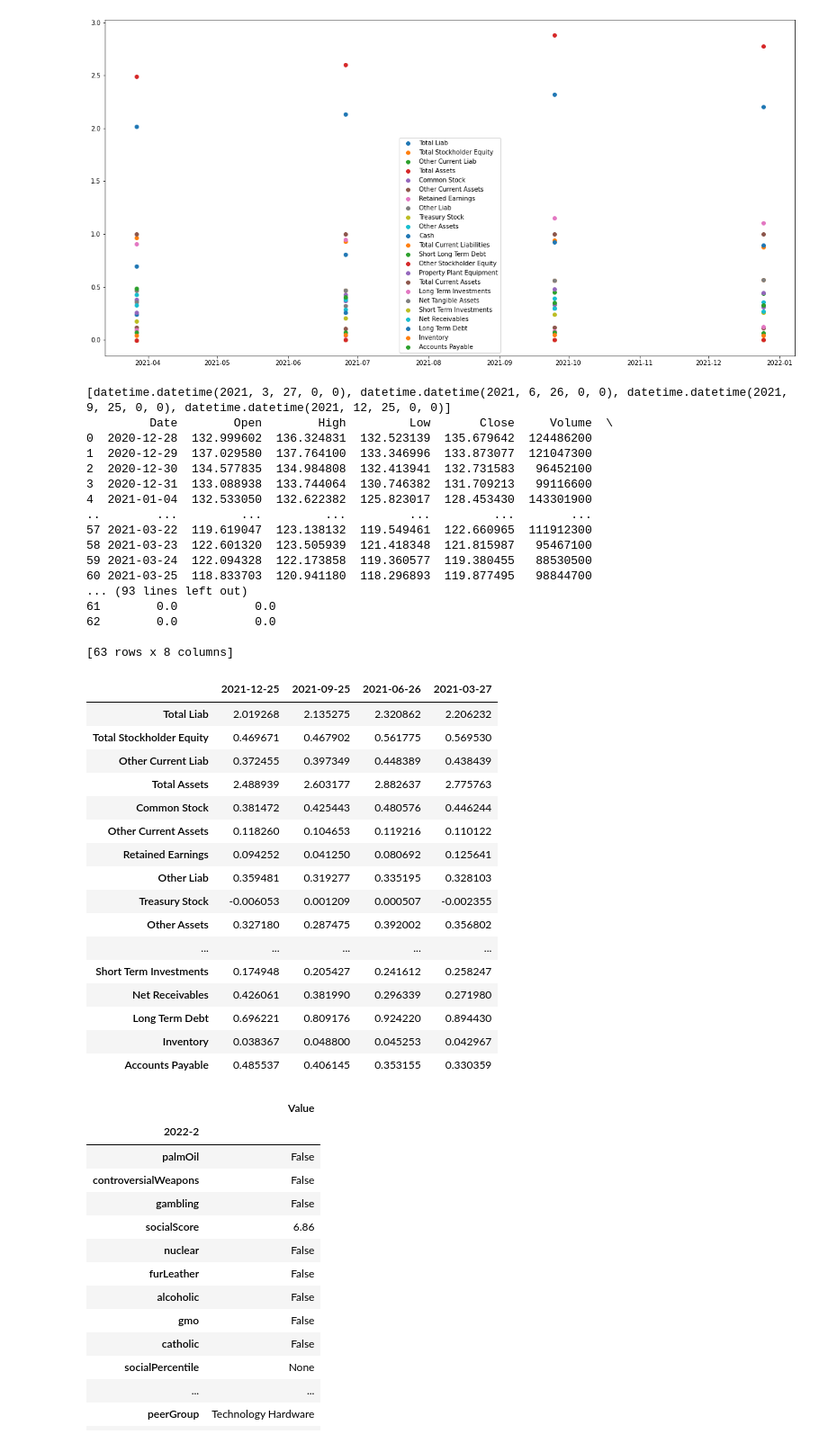
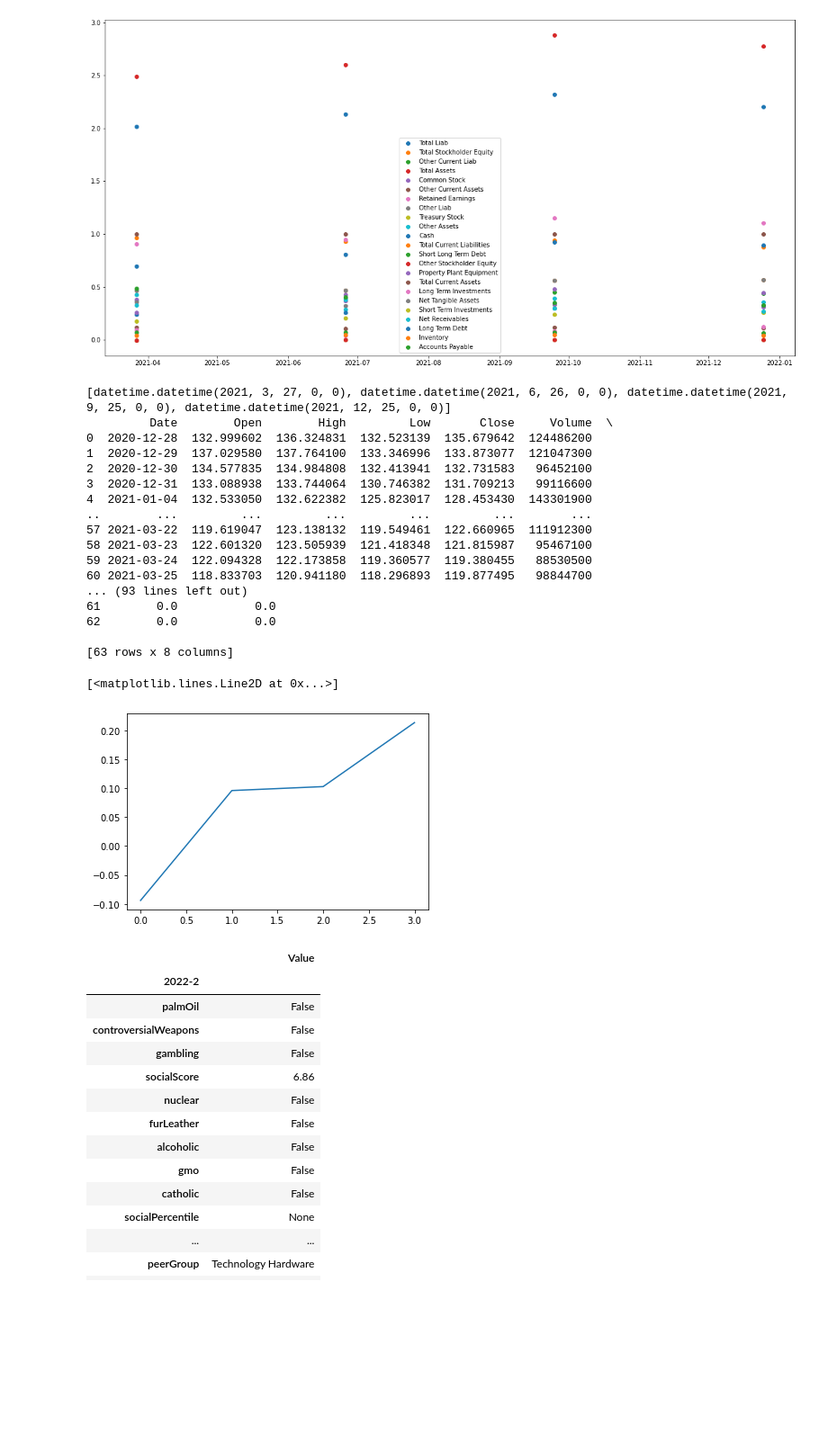
Before and after one commit to thekioskman/factor_models, a Jupyter notebook: yfiniance_data.ipynb, the cells around one changed output. Shown: that part at 90% size. Cells and saved outputs as stored; diff of their text form; code cells hidden in the pictures; blank space fills up the shorter version.

Commit message:
fundemental factor model

```diff
--- a/yfiniance_data.ipynb
+++ b/yfiniance_data.ipynb
@@ -114,53 +98,35 @@ import dateutil.relativedelta
 print(times)
 apple_stock_history = pd.read_csv("apple_stock_data.csv")
 apple_stock_history["Date"] = pd.to_datetime(apple_stock_history["Date"])
 quarterly_returns = []
 
 for i in range(len(times)):
     quaterly_data = pd.DataFrame()
     quaterly_data = apple_stock_history[(apple_stock_history["Date"] < times[i] )& (apple_stock_history["Date"] > times[i] - dateutil.relativedelta.relativedelta(months=3))].reset_index(drop=True)
     print(quaterly_data)
     #calculate the net return in each quater
     total_ret = (quaterly_data.loc[len(quaterly_data)-1]["Close"] - quaterly_data.loc[0]["Open"])/quaterly_data.loc[0]["Open"]
     quarterly_returns.append(total_ret)
-
-apple_fundementals.append({"Quarterly Returns" : quarterly_returns} , ignore_index=True)
-apple_fundementals
 # %% [output]
 [datetime.datetime(2021, 3, 27, 0, 0), datetime.datetime(2021, 6, 26, 0, 0), datetime.datetime(2021, 9, 25, 0, 0), datetime.datetime(2021, 12, 25, 0, 0)]
          Date        Open        High         Low       Close     Volume  \
 0  2020-12-28  132.999602  136.324831  132.523139  135.679642  124486200
 1  2020-12-29  137.029580  137.764100  133.346996  133.873077  121047300
 2  2020-12-30  134.577835  134.984808  132.413941  132.731583   96452100
 3  2020-12-31  133.088938  133.744064  130.746382  131.709213   99116600
 4  2021-01-04  132.533050  132.622382  125.823017  128.453430  143301900
 ..        ...         ...         ...         ...         ...        ...
 57 2021-03-22  119.619047  123.138132  119.549461  122.660965  111912300
 58 2021-03-23  122.601320  123.505939  121.418348  121.815987   95467100
 59 2021-03-24  122.094328  122.173858  119.360577  119.380455   88530500
 60 2021-03-25  118.833703  120.941180  118.296893  119.877495   98844700
 ... (93 lines left out)
 61        0.0           0.0
 62        0.0           0.0
 
 [63 rows x 8 columns]
-|  | 2021-12-25 | 2021-09-25 | 2021-06-26 | 2021-03-27 |
-| Total Liab | 2.019268 | 2.135275 | 2.320862 | 2.206232 |
-| Total Stockholder Equity | 0.469671 | 0.467902 | 0.561775 | 0.569530 |
-| Other Current Liab | 0.372455 | 0.397349 | 0.448389 | 0.438439 |
-| Total Assets | 2.488939 | 2.603177 | 2.882637 | 2.775763 |
-| Common Stock | 0.381472 | 0.425443 | 0.480576 | 0.446244 |
-| Other Current Assets | 0.118260 | 0.104653 | 0.119216 | 0.110122 |
-| Retained Earnings | 0.094252 | 0.041250 | 0.080692 | 0.125641 |
-| Other Liab | 0.359481 | 0.319277 | 0.335195 | 0.328103 |
-| Treasury Stock | -0.006053 | 0.001209 | 0.000507 | -0.002355 |
-| Other Assets | 0.327180 | 0.287475 | 0.392002 | 0.356802 |
-| ... | ... | ... | ... | ... |
-| Short Term Investments | 0.174948 | 0.205427 | 0.241612 | 0.258247 |
-| Net Receivables | 0.426061 | 0.381990 | 0.296339 | 0.271980 |
-| Long Term Debt | 0.696221 | 0.809176 | 0.924220 | 0.894430 |
-| Inventory | 0.038367 | 0.048800 | 0.045253 | 0.042967 |
-| Accounts Payable | 0.485537 | 0.406145 | 0.353155 | 0.330359 |
+[<matplotlib.lines.Line2D at 0x...>]
+[figure, added]
 # %%
 data.sustainability
 # %% [output]
```
Also changed, not shown: parts of 2 cells of this notebook, 3 other files.
